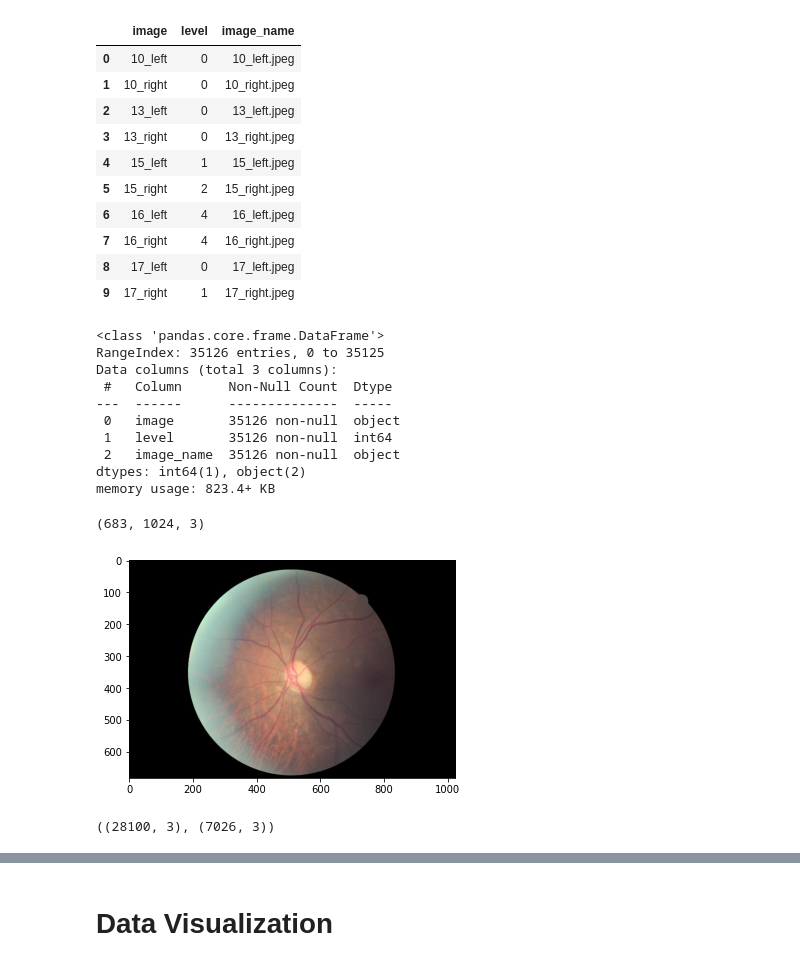
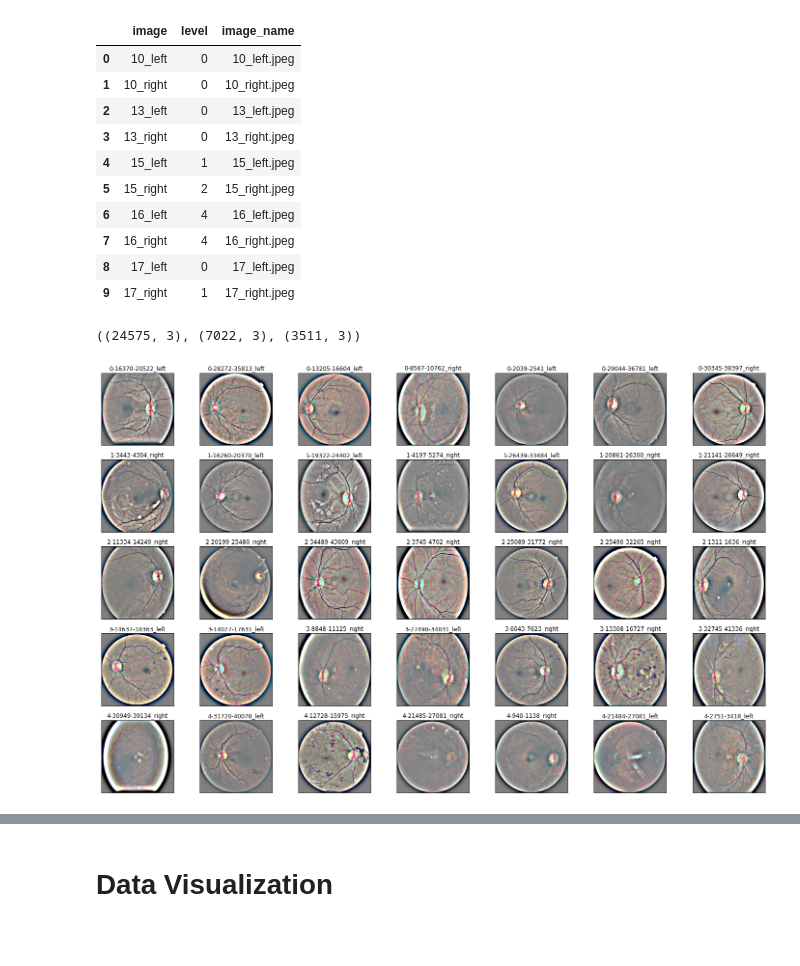
Before and after one commit to whsair/Fall-2021-CS543-ECE549-Final-Project-Grading-of-Diabetic-Retinopathy-Severity-Level, a Jupyter notebook: ConvNet.ipynb, the cells around one changed output, grey strips where cells are left out. Drawn from its saved outputs; the diff is of its cells as text; code cells hidden in the pictures; blank space fills up the shorter version.

Commit message:
final version of ConvNET

```diff
--- a/ConvNet.ipynb
+++ b/ConvNet.ipynb
@@ -54,5 +41,5 @@ from sklearn.model_selection import train_test_split
 # %%
-path = "diabetic-retinopathy-resized/resized_train/resized_train"
+path = "./diabetic-retinopathy-resized/resized_train_cropped/resized_train_cropped/"
 # %%
 print('number of images in total - ',len(os.listdir(path)))
 # %% [output]
@@ -60,4 +47,4 @@ number of images in total -  35126
 # %%
-labels = pd.read_csv("diabetic-retinopathy-resized/trainLabels.csv")
+labels = pd.read_csv("./diabetic-retinopathy-resized/trainLabels_cropped.csv")[['image', 'level']]
 print('number of images in total - ',len(labels))
 # %% [output]
@@ -88,28 +75,44 @@ labels.head(10)
 | 7 | 16_right | 4 | 16_right.jpeg |
 | 8 | 17_left | 0 | 17_left.jpeg |
 | 9 | 17_right | 1 | 17_right.jpeg |
-# %%
-labels.info()
-# %% [output]
-<class 'pandas.core.frame.DataFrame'>
-RangeIndex: 35126 entries, 0 to 35125
-Data columns (total 3 columns):
- #   Column      Non-Null Count  Dtype
----  ------      --------------  -----
- 0   image       35126 non-null  object
- 1   level       35126 non-null  int64
- 2   image_name  35126 non-null  object
-dtypes: int64(1), object(2)
-memory usage: 823.4+ KB
-# %%
-plt.imshow(plt.imread(path + '/' + labels['image_name'][0]))
-plt.imread(path + '/' + labels['image_name'][0]).shape
-# %% [output]
-(683, 1024, 3)
-[figure, removed]
-# %%
-train, val = train_test_split(labels, test_size=0.2,random_state=42,stratify=labels["level"])
-train.shape, val.shape
-# %% [output]
-((28100, 3), (7026, 3))
+# %%
+train_y, val_y = train_test_split(labels, test_size=0.3)
+val_y, test_y = train_test_split(val_y, test_size=1.0/3.0)
+
+train_y.shape, val_y.shape, test_y.shape
+# %% [output]
+((24575, 3), (7022, 3), (3511, 3))
+# %%
+input_size = (300,300,3)
+
+def load_ben_color(image, sigmaX=input_size[0]/10):
+
+    image = image.astype(dtype=np.uint8)
+    image = cv2.resize(image, input_size[:-1])
+    image = cv2.addWeighted(image,4, cv2.GaussianBlur(image , (0,0) , sigmaX) ,-4 ,128)
+    image = cv2.normalize(image, None, alpha=0, beta=1, norm_type=cv2.NORM_MINMAX, dtype=cv2.CV_32F)
+
+    return image
+# %%
+# References: https://www.kaggle.com/ratthachat/aptos-eye-preprocessing-in-diabetic-retinopathy#3.A-Important-Update-on-Color-Version-of-Cropping-&-Ben's-Preprocessing
+
+NUM_SAMP=7
+dir = "data\\resized_train_cropped\\resized_train_cropped\\"
+fig = plt.figure(figsize=(25, 16))
+
+for class_id in sorted(labels['level'].unique()):
+    for i, (idx, row) in enumerate(labels.loc[labels['level'] == class_id].sample(NUM_SAMP).iterrows()):
+        ax = fig.add_subplot(5, NUM_SAMP, class_id * NUM_SAMP + i + 1, xticks=[], yticks=[])
+
+        p=path + row.image_name
+        #print(path)
+        image = cv2.imread(p)
+        image = cv2.cvtColor(image, cv2.COLOR_BGR2RGB)
+
+        image = load_ben_color(image,sigmaX=10)
+
+        plt.imshow(image)
+        ax.set_title('%d-%d-%s' % (class_id, idx, row['image']) )
+# %% [output]
+[figure, added]
 # %%
```
Also changed, not shown: parts of 14 cells of this notebook.
